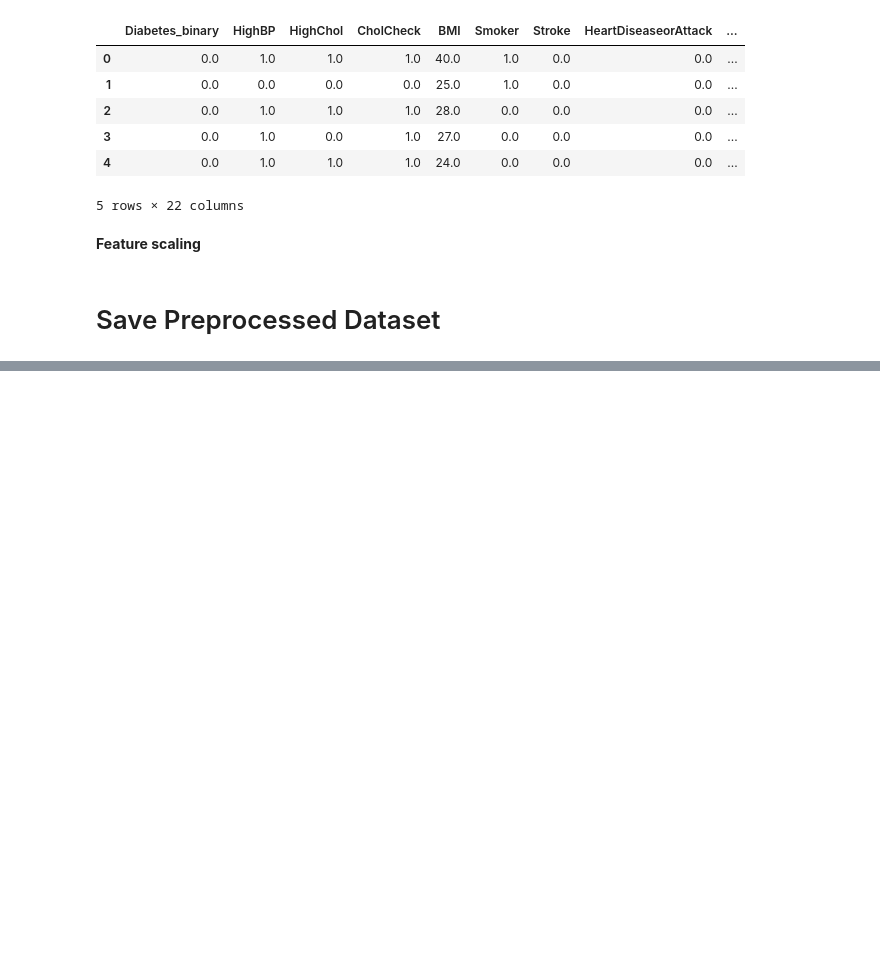
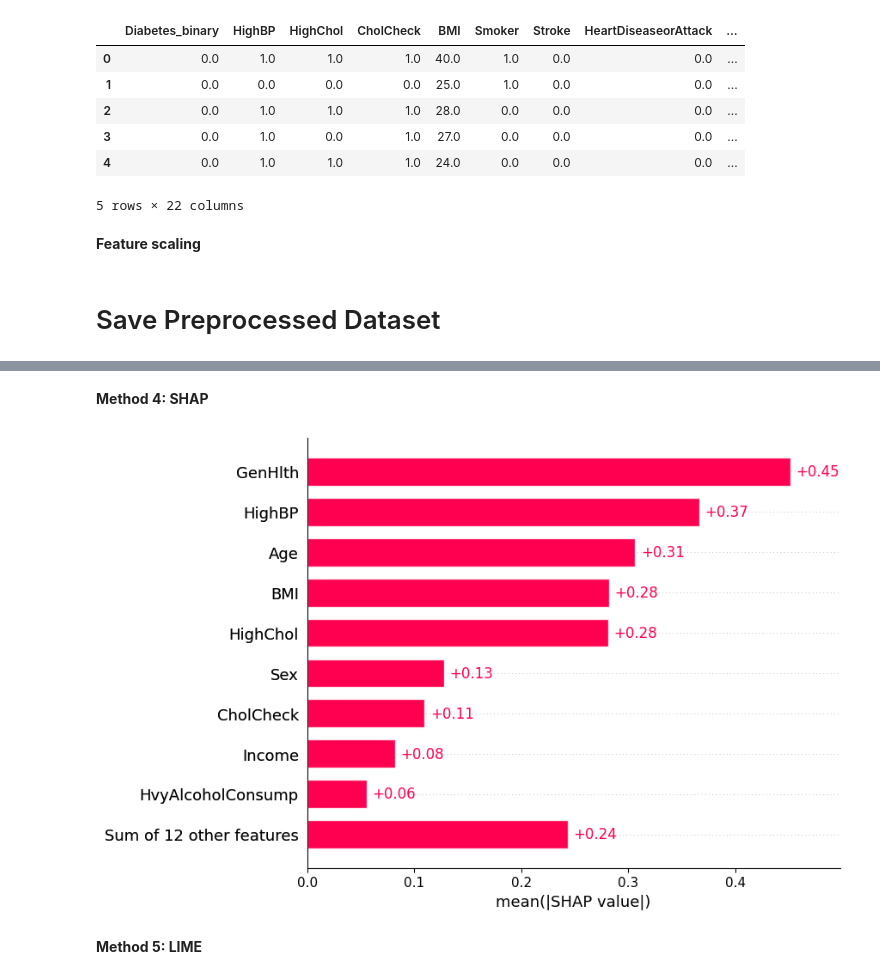
Before and after one commit to ayyan-aslam/Diabetes-Indicator-Project, a Jupyter notebook: diabetes-project.ipynb, the cells around one changed output, grey strips where cells are left out. Cells and saved outputs as stored; diff of their text form; code cells hidden in the pictures; blank space fills up the shorter version.

```diff
--- a/diabetes-project.ipynb
+++ b/diabetes-project.ipynb
@@ -238,0 +294,13 @@ df.to_csv("diabetes_preprocessed.csv", index=False)
+# %% [markdown]
+**Method 4: SHAP**
+# %%
+import shap
+
+explainer = shap.Explainer(model, X)
+shap_values = explainer(X)
+
+shap.plots.bar(shap_values)
+# %% [output]
+[figure, added]
+# %% [markdown]
+**Method 5: LIME**
```
Also changed, not shown: parts of 33 cells of this notebook.
